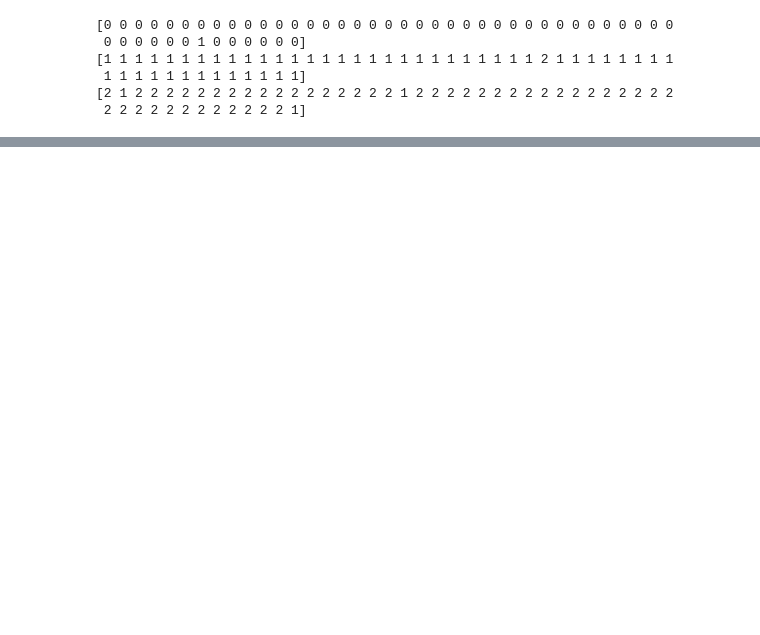
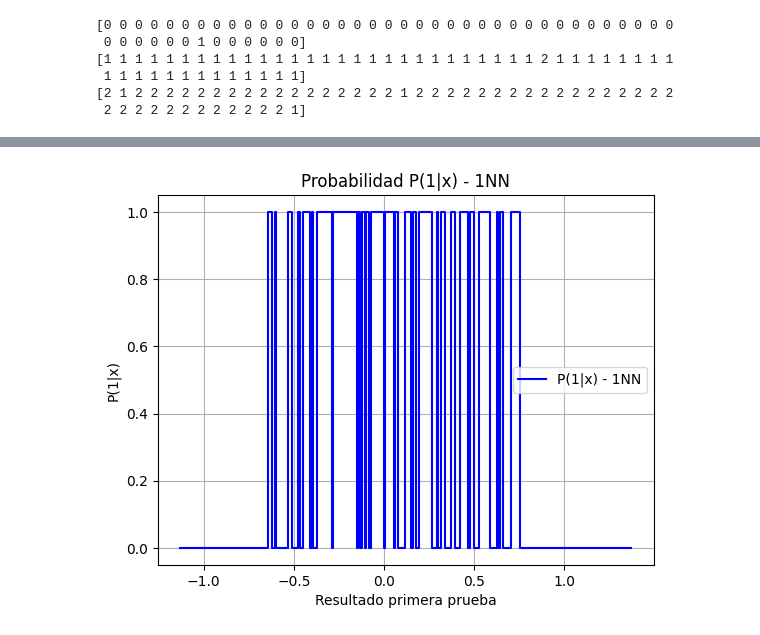
Before and after one commit to joaquinmacia/taller_procesamiento_senales, a Jupyter notebook: guia_2/guia_2.ipynb, the cells around one changed output, grey strips where cells are left out. Cells and saved outputs as stored; diff of their text form; code cells hidden in the pictures; blank space fills up the shorter version.

```diff
--- a/guia_2/guia_2.ipynb
+++ b/guia_2/guia_2.ipynb
@@ -836,0 +1027,33 @@ Text(0.5, 1.0, 'Formantes y fronteras de decisión con muestras sintéticas')
+# %%
+# c)
+
+# Extraigo unicamente el resultado de la primera prueba
+resultado_prueba1 = data[:, 0:1]
+
+# Generar valores para x
+x_min, x_max = resultado_prueba1.min() - 0.3, resultado_prueba1.max() + 0.3
+xx = np.linspace(x_min, x_max, 500).reshape(-1, 1)
+
+
+k1nn = KNeighborsClassifier(n_neighbors=1)
+k1nn.fit(resultado_prueba1, resultado_inspeccion)
+
+k7nn = KNeighborsClassifier(n_neighbors=7)
+k7nn.fit(resultado_prueba1, resultado_inspeccion)
+
+# Predecir probabilidades
+proba_1nn = k1nn.predict_proba(xx)[:, 1]  # Probabilidad de clase 1
+proba_7nn = k7nn.predict_proba(xx)[:, 1]  # Probabilidad de clase 1
+
+
+# Graficar probabilidades 1NN
+plt.plot(xx, proba_1nn, label='P(1|x) - 1NN', color='blue', drawstyle="steps-post")
+plt.title('Probabilidad P(1|x) - 1NN')
+plt.xlabel('Resultado primera prueba')
+plt.ylabel('P(1|x)')
+plt.legend()
+plt.grid()
+
+#del resultado_prueba1, x_min, x_max, xx, k1nn, k7nn, proba_1nn, proba_7nn
+# %% [output]
+[figure, added]
```
Also changed, not shown: parts of 13 cells of this notebook, 1 other file.
